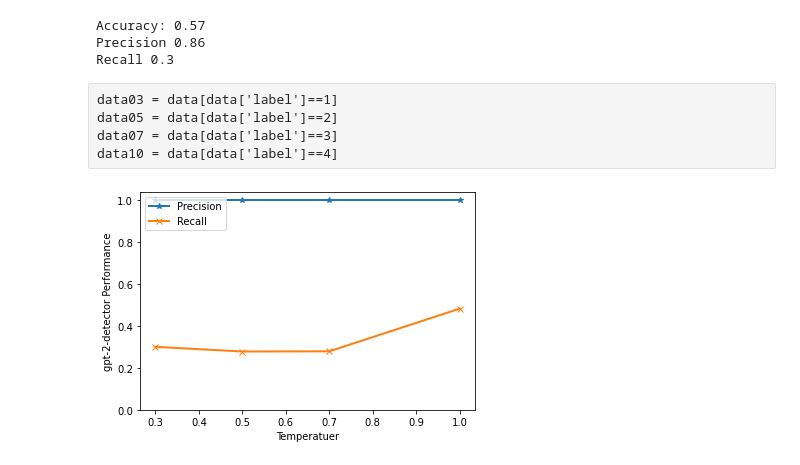
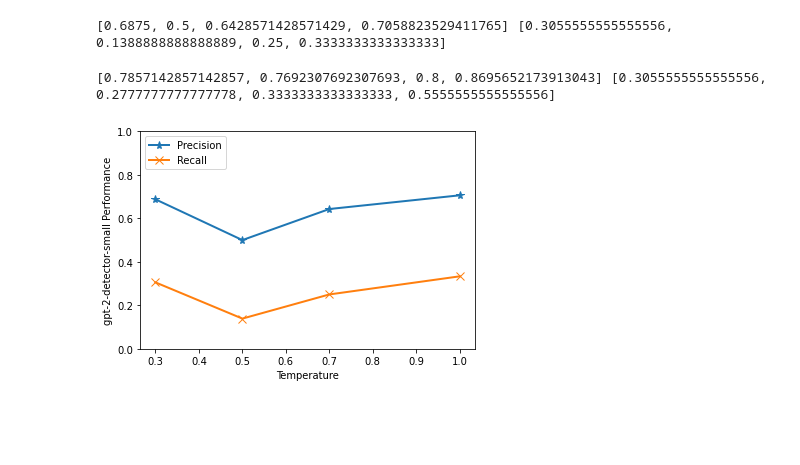
Before and after one commit to yvette-yifei-li/Gpt-2-fake-news, a Jupyter notebook: gpt-2-detector.ipynb, the cells around one changed output. Saved outputs shown, nothing was run; the diff lists cells and outputs as text; code cells hidden in the pictures; blank space fills up the shorter version.

```diff
--- a/gpt-2-detector.ipynb
+++ b/gpt-2-detector.ipynb
@@ -35,0 +37,4 @@ data['predicted'] = predicted
+# %%
+# Large model
+data['predicted_prob_large'] = predicted_prob
+data['predicted_large'] = predicted
@@ -36,4 +63,22 @@ data['predicted'] = predicted
+# %%
+user03 = pd.concat([df03, df00])
+user05 = pd.concat([df05, df00])
+user07 = pd.concat([df07, df00])
+user10 = pd.concat([df10, df00])
 # %%
-acc = metrics. accuracy_score(data['class'], data['predicted'])
-prec = metrics.precision_score(data['class'], data['predicted'])
-rec = metrics.recall_score(data['class'], data['predicted'])
+# Small model
+acc03_s = accuracy_score(user03['class'], user03['predicted_small'])
+prec03_s = precision_score(user03['class'], user03['predicted_small'])
+rec03_s = recall_score(user03['class'], user03['predicted_small'])
+
+acc05_s = accuracy_score(user05['class'], user05['predicted_small'])
+prec05_s = precision_score(user05['class'], user05['predicted_small'])
+rec05_s = recall_score(user05['class'], user05['predicted_small'])
+
+acc07_s = accuracy_score(user07['class'], user07['predicted_small'])
+prec07_s = precision_score(user07['class'], user07['predicted_small'])
+rec07_s = recall_score(user07['class'], user07['predicted_small'])
+
+acc10_s = accuracy_score(user10['class'], user10['predicted_small'])
+prec10_s = precision_score(user10['class'], user10['predicted_small'])
+rec10_s = recall_score(user10['class'], user10['predicted_small'])
@@ -40,13 +101,5 @@ rec = metrics.recall_score(data['class'], data['predicted'])
 # %%
-print("Accuracy:",  round(acc,2))
-print("Precision", round(prec,2))
-print("Recall", round(rec,2))
+temp_list = [0.3, 0.5, 0.7, 1.0]
+acc_list_s = [acc03_s, acc05_s, acc07_s, acc10_s]
+prec_list_s = [prec03_s, prec05_s, prec07_s, prec10_s]
+rec_list_s = [rec03_s, rec05_s, rec07_s, rec10_s]
-# %% [output]
-Accuracy: 0.57
-Precision 0.86
-Recall 0.3
-# %% [raw]
-data03 = data[data['label']==1]
-data05 = data[data['label']==2]
-data07 = data[data['label']==3]
-data10 = data[data['label']==4]
@@ -72,0 +106,4 @@ rec_list = [rec03, rec05, rec07, rec10]
+# %%
+print(prec_list_s,rec_list_s)
+# %% [output]
+[0.6875, 0.5, 0.6428571428571429, 0.7058823529411765] [0.3055555555555556, 0.1388888888888889, 0.25, 0.3333333333333333]
@@ -73,12 +114,16 @@ rec_list = [rec03, rec05, rec07, rec10]
+# %%
+print(prec_list_l,rec_list_l)
+# %% [output]
+[0.7857142857142857, 0.7692307692307693, 0.8, 0.8695652173913043] [0.3055555555555556, 0.2777777777777778, 0.3333333333333333, 0.5555555555555556]
 # %%
-#plt.plot(temp_list, acc_list, label = 'Accuracy', marker = 'o', markersize=8, lw=2)
-plt.plot(temp_list, prec_lsit, label = 'Precision', marker = '*',lw=2)
-plt.plot(temp_list, rec_list, label = 'Recall', marker = 'x',lw=2)
+#plt.plot(temp_list, acc_list_s, label = 'Accuracy', marker = 'o', markersize=8, lw=2)
+plt.plot(temp_list, prec_list_s, label = 'Precision', marker = '*', markersize=8, lw=2)
+plt.plot(temp_list, rec_list_s, label = 'Recall', marker = 'x',markersize=8, lw=2)
 #plt.plot(temp_list, auc_list, label = 'AUC Score', marker = 'v',lw=2)
-plt.xlabel('Temperatuer')
-plt.ylabel('gpt-2-detector Performance')
+plt.xlabel('Temperature')
+plt.ylabel('gpt-2-detector-small Performance')
 plt.yticks([0, 0.2, 0.4, 0.6, 0.8, 1])
 plt.legend(loc='upper left')
 plt.show()
 # %% [output]
-[figure, old version]
+[figure, new version]
```
Also changed, not shown: parts of 10 cells of this notebook, 2 other files.
